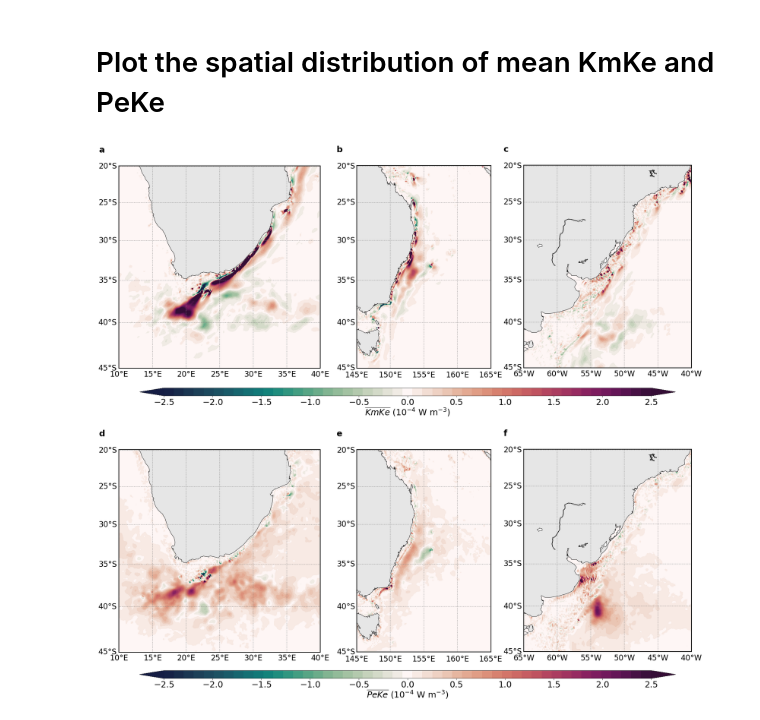
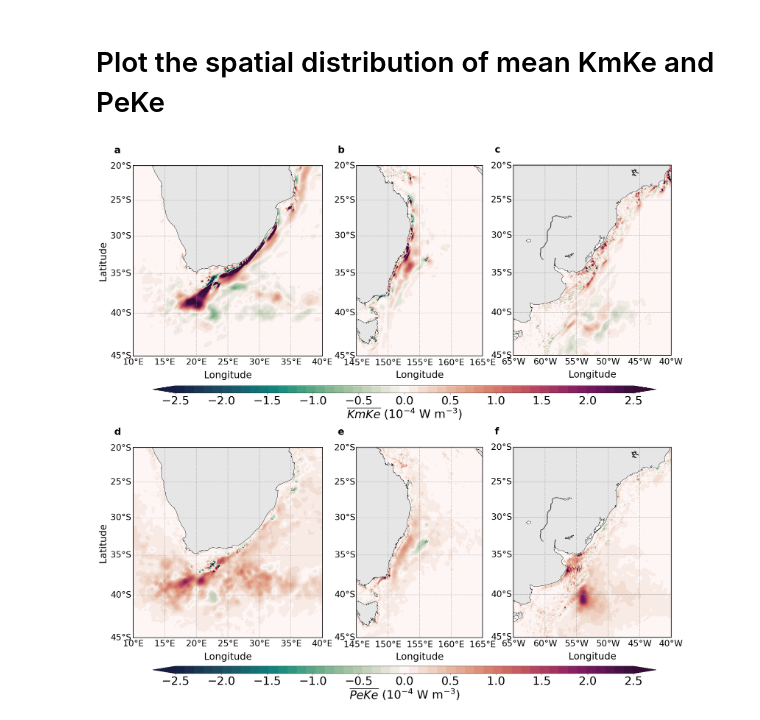
Before and after one commit to lijunde/WBCs_SST_EKE, a Jupyter notebook: NCC_FigureS3.ipynb, the cells around one changed output. Saved outputs shown, nothing was run; the diff lists cells and outputs as text; code cells hidden in the pictures.

```diff
--- a/NCC_FigureS3.ipynb
+++ b/NCC_FigureS3.ipynb
@@ -38,7 +38,7 @@ cmaps1      = cmaps.cmocean_curl
 fig_ratio   = 0.9
 fig         = plt.figure(figsize=(24, 32))
 gs          = gridspec.GridSpec(2,3)
-labelfont   = 25
+labelfont   = 30
 padspacescale = 10
 labelpadscale = 2
 linefont    = 1
@@ -46,7 +46,7 @@ scale       = 1.0
 m_scale     = 1
 ##############################################################################################################
 for i in range(6):
-    if i==0: # AC: 0~50°E, 45°S~10°S
+    if i==0:
         lon       = bran_lon[1:500,150:505]
         lat       = bran_lat[1:500,150:505]
         var_mean  = KmKe_mean[1:500,150:505]
@@ -73,6 +73,7 @@ for i in range(6):
     ax = fig.add_subplot(gs[i])
     l, b, w, h = ax.get_position().bounds
     if np.mod(i,3)==0:
+        plt.ylabel('Latitude',fontsize=labelfont,labelpad=8*padspacescale,family='sans-serif')
         m   = Basemap(projection='merc',suppress_ticks=True,llcrnrlat=-45,urcrnrlat= -20+0.1,llcrnrlon=10,urcrnrlon=40,resolution='l')
         cx,cy  = m(7, -18.0)
     elif np.mod(i,3)==1:
@@ -93,39 +94,40 @@ for i in range(6):
     if i<3:
         CB1=m.contourf(x, y, var_mean,cmap=cmaps1,levels=levels1,origin='lower',extend='both')
     else:
-        b=b+0.05
+        b=b+0.03
         CB2=m.contourf(x, y, var_mean,cmap=cmaps1,levels=levels1,origin='lower',extend='both')
+    plt.xlabel('Longitude',fontsize=labelfont,labelpad=4.5*padspacescale,family='sans-serif')
     plt.text(cx, cy,labels[i],color='xkcd:black', fontsize=labelfont, weight='bold',family='sans-serif')
 #%%%%%%%%%%%%%%%%%%%%%%%%%%%%%%%%%%%%%%%%%%%%%%%%%%%%%%%%%%%%%%%%%%%%%%
     m.plot(x[0,:],  y[0,:],linewidth=linefont, linestyle='solid', color='k')
     m.plot(x[:,0],  y[:,0],linewidth=linefont, linestyle='solid', color='k')
     m.plot(x[-1,:], y[-1,:],linewidth=linefont, linestyle='solid', color='k')
     m.plot(x[:,-1], y[:,-1],linewidth=linefont, linestyle='solid', color='k')
 
     ax.spines['left'].set_linewidth(labelpadscale)
     ax.spines['top'].set_linewidth(labelpadscale)
     ax.spines['right'].set_linewidth(labelpadscale)
     ax.spines['bottom'].set_linewidth(labelpadscale)
     plt.tick_params(axis='x',which='major',bottom='on',left='on',top='on',right='on',\
                 length=25,width=2,colors='black',direction='out')
     if np.mod(i,3)==0:
         ax.set_position([l, b, 1.5*scale*w, 1.5*scale*h])
     elif np.mod(i,3)==1:
         ax.set_position([l, b, scale*w, scale*h])
     else:
         ax.set_position([l, b, 1.25*scale*w, 1.25*scale*h])
 
-cbaxes1     = fig.add_axes([0.16, 0.63, 0.91, 0.01])
+cbaxes1     = fig.add_axes([0.16, 0.615, 0.91, 0.01])
 cb1 = plt.colorbar(CB1,orientation='horizontal',cax = cbaxes1)
 cb1.set_ticks(tick_marks1)
-cb1.ax.tick_params(labelsize=labelfont)
-cb1.set_label(r'$\overline{KmKe}$ (10$^{-4}$ W m$^{-3}$)', fontsize=labelfont,labelpad=0,family='sans-serif')
+cb1.ax.tick_params(labelsize=1.2*labelfont)
+cb1.set_label(r'$\overline{KmKe}$ (10$^{-4}$ W m$^{-3}$)', fontsize=1.2*labelfont,labelpad=0,family='sans-serif')
 
-cbaxes2     = fig.add_axes([0.16, 0.27, 0.91, 0.01])
+cbaxes2     = fig.add_axes([0.16, 0.235, 0.91, 0.01])
 cb2 = plt.colorbar(CB2,orientation='horizontal',cax = cbaxes2)
 cb2.set_ticks(tick_marks1)
-cb2.ax.tick_params(labelsize=labelfont)
-cb2.set_label(r'$\overline{PeKe}$ (10$^{-4}$ W m$^{-3}$)', fontsize=labelfont,labelpad=0,family='sans-serif')
+cb2.ax.tick_params(labelsize=1.2*labelfont)
+cb2.set_label(r'$\overline{PeKe}$ (10$^{-4}$ W m$^{-3}$)', fontsize=1.2*labelfont,labelpad=0,family='sans-serif')
 fig.savefig(directory+'/BRAN_WBC/SO/FigureS3_kmke_peke.pdf',dpi=300,bbox_inches = 'tight')
 # %% [output]
-[figure, old version]
+[figure, new version]
```
Also changed, not shown: 9 other files.
